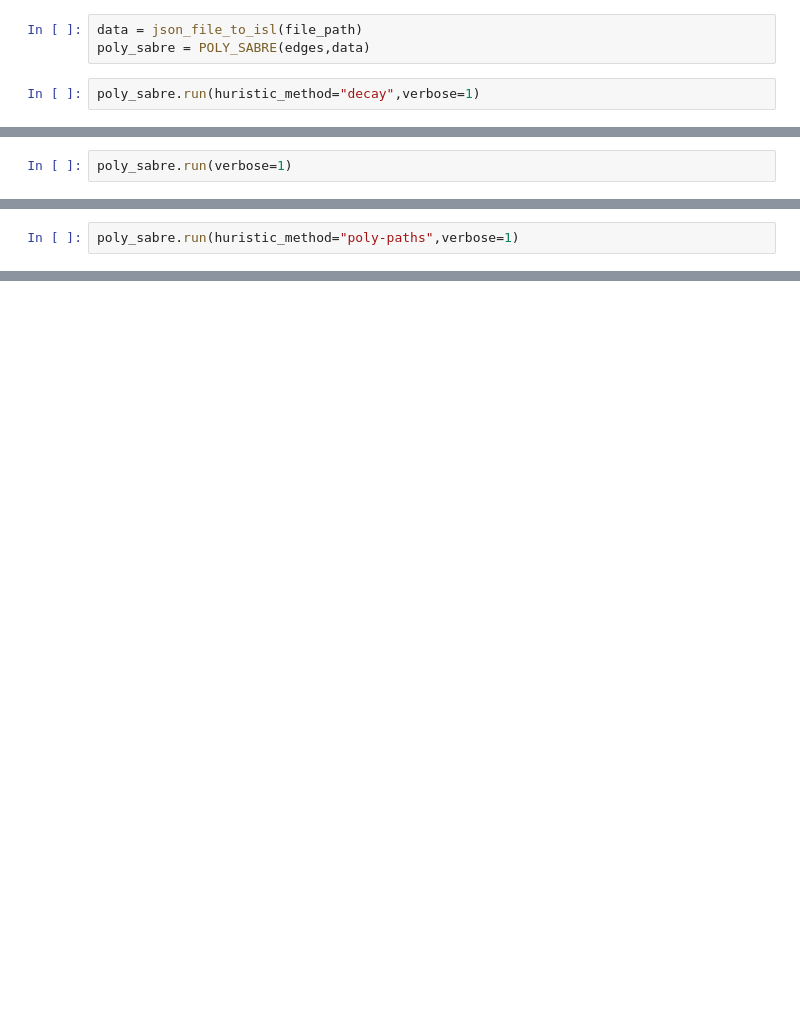
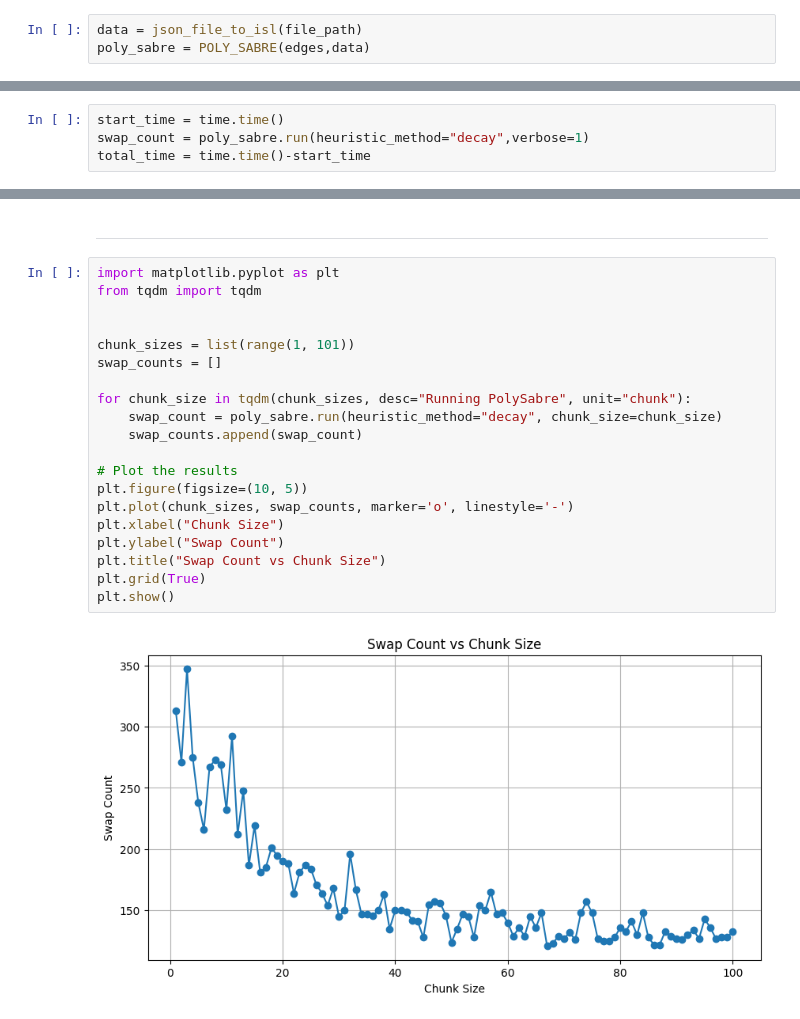
Before and after one commit to MarouaneBenbetka/Dependence-Driven-Quantum-Mapping, a Jupyter notebook: src/brainstorming.ipynb, the cells around one changed output, grey strips where cells are left out. Cells and saved outputs as stored; diff of their text form; blank space fills up the shorter version.

```diff
--- a/src/brainstorming.ipynb
+++ b/src/brainstorming.ipynb
@@ -59,5 +43,3 @@ OrderedDict([('x', 816), ('cx', 320), ('swap', 104)])
 # %%
 data = json_file_to_isl(file_path)
 poly_sabre = POLY_SABRE(edges,data)
-# %%
-poly_sabre.run(huristic_method="decay",verbose=1)
@@ -71,2 +45,0 @@ print(swap_count)
-# %%
-poly_sabre.run(verbose=1)
@@ -76,2 +45,0 @@ seed : 21 swap_trials: 6 layout_trials: 6
-# %%
-poly_sabre.run(huristic_method="poly-paths",verbose=1)
@@ -80,0 +46,4 @@ seed : 21 swap_trials: 6 layout_trials: 6
+# %%
+start_time = time.time()
+swap_count = poly_sabre.run(heuristic_method="decay",verbose=1)
+total_time = time.time()-start_time
@@ -80,0 +73,24 @@ seed : 21 swap_trials: 6 layout_trials: 6
+# %% [markdown]
+-------------------------
+# %%
+import matplotlib.pyplot as plt
+from tqdm import tqdm
+
+
+chunk_sizes = list(range(1, 101))
+swap_counts = []
+
+for chunk_size in tqdm(chunk_sizes, desc="Running PolySabre", unit="chunk"):
+    swap_count = poly_sabre.run(heuristic_method="decay", chunk_size=chunk_size)
+    swap_counts.append(swap_count)
+
+# Plot the results
+plt.figure(figsize=(10, 5))
+plt.plot(chunk_sizes, swap_counts, marker='o', linestyle='-')
+plt.xlabel("Chunk Size")
+plt.ylabel("Swap Count")
+plt.title("Swap Count vs Chunk Size")
+plt.grid(True)
+plt.show()
+# %% [output]
+[figure, added]
```
Also changed, not shown: parts of 15 cells of this notebook, 18 other files.
